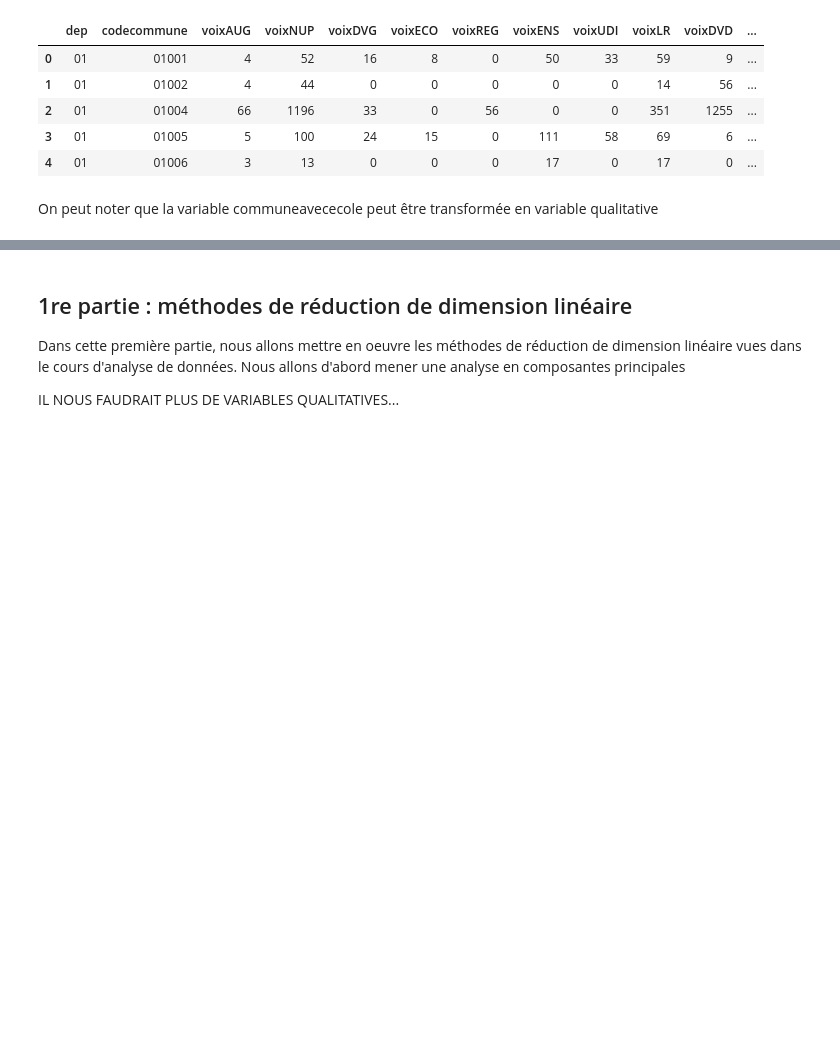
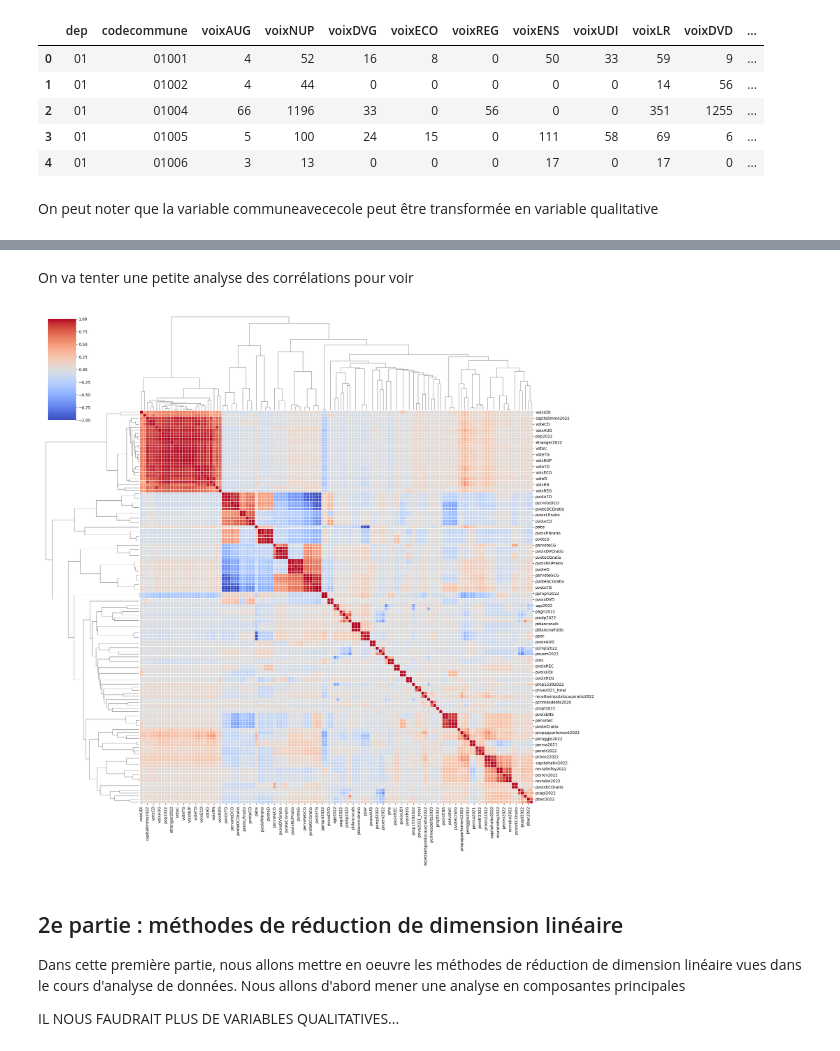
Before and after one commit to clelia24/AD_projet, a Jupyter notebook: notebook d'analyse.ipynb, the cells around one changed output, grey strips where cells are left out. Cells and saved outputs as stored; diff of their text form; code cells hidden in the pictures; blank space fills up the shorter version.

```diff
--- a/notebook d'analyse.ipynb
+++ b/notebook d'analyse.ipynb
@@ -212,12 +208,13 @@ cols_to_drop = [
     "pop2017",
     "plm",
     "pisf2017"
+]
 
-]
-df_data = df_data.drop(cols_to_drop)
+
+data = data.drop(cols_to_drop, axis=1)
 
 display(
-    df_data.head().to_pandas().style.background_gradient(cmap="BuPu")
+    data.head().style.background_gradient(cmap="BuPu")
 )
 # %% [output]
 |  | dep | codecommune | voixAUG | voixNUP | voixDVG | voixECO | voixREG | voixENS | voixUDI | voixLR | voixDVD | ... |
@@ -229,9 +226,8 @@ display(
 # %% [markdown]
 On peut noter que la variable communeavececole peut être transformée en variable qualitative
 # %%
-df_data = df_data.with_columns(
-    pl.col("communeavececole").cast(pl.Categorical)
-)
+data['communeavececole'] = data['communeavececole'].astype('category')
 
-print(df_data["communeavececole"].dtype)
+
+print(data['communeavececole'].dtype)
 # %% [output]
@@ -239,5 +266,28 @@ Categorical
+# %% [markdown]
+On va tenter une petite analyse des corrélations pour voir
+# %%
+data_pd = data.select_dtypes(include='number')
+
+# 2. Calcul de la corrélation (Pandas gère les NA par paire automatiquement)
+corr_pd = data_pd.corr()
+
+# 3. Sécurité : on remplace par 0 les NaN qui apparaîtraient si une variable a une variance nulle
+corr_pd = corr_pd.fillna(0)
+
+# 4. Génération du graphique
+sns.clustermap(
+    corr_pd,
+    annot=False,
+    cmap='coolwarm',
+    vmax=1, vmin=-1,
+    figsize=(20, 20),
+    linewidths=.5
+)
+plt.show()
+# %% [output]
+[figure, added]
 # %% [markdown]
-## 1re partie : méthodes de réduction de dimension linéaire
+## 2e partie : méthodes de réduction de dimension linéaire
 
 Dans cette première partie, nous allons mettre en oeuvre les méthodes de réduction de dimension linéaire vues dans le cours d'analyse de données. Nous allons d'abord mener une analyse en composantes principales
 
```
Also changed, not shown: parts of 5 cells of this notebook, 2 other files.
